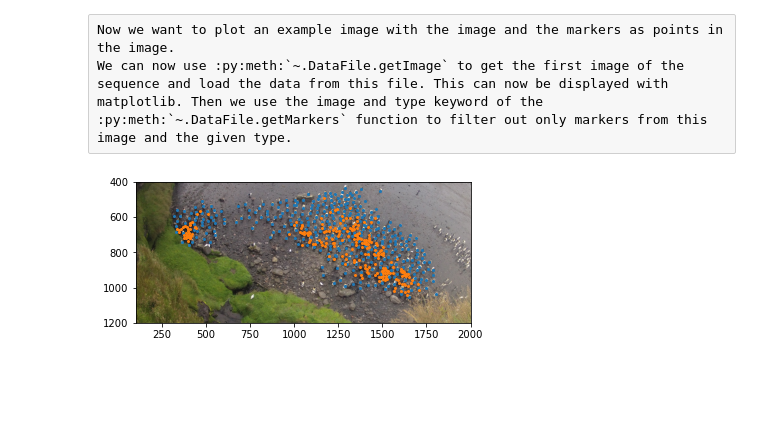
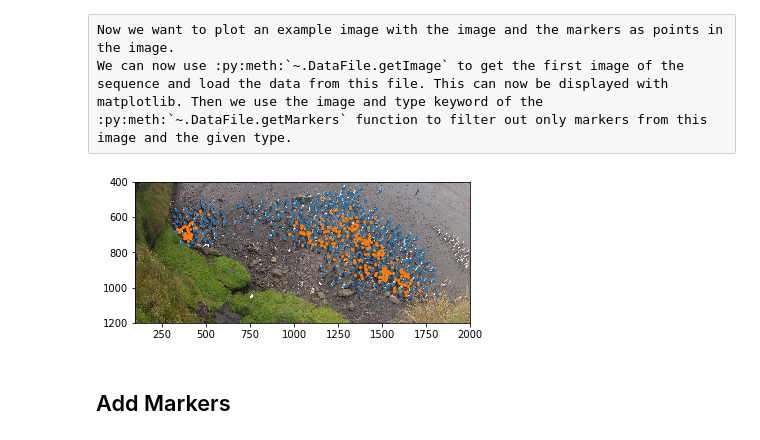
Before and after one commit to fabrylab/clickpoints, a Jupyter notebook: docs/examples/example_markers.ipynb, the cells around one changed output. Cells and saved outputs as stored; diff of their text form; code cells hidden in the pictures; blank space fills up the shorter version.

```diff
--- a/docs/examples/example_markers.ipynb
+++ b/docs/examples/example_markers.ipynb
@@ -51,14 +53,18 @@ image: 20150514-110000_microbs_GoPro.jpg juvenile penguin positions: (215, 2)
 # %% [markdown]
 We can iterate over all markers and get the image filename and its position.
 # %%
-# get all markers without any filtering
-markers = db.getMarkers()
-# iterate over all markers (limit here to the first 10 to keep the print short)
-for marker in markers[:10]:
-    # get the image assigned to the marker (and print its filename)
-    # get the type assigned to the marker (and print its name)
-    # and print x and y position of the marker
-    print(marker.image.filename, marker.type.name, marker.x, marker.y)
+# open the database
+with clickpoints.DataFile("count.cdb") as db:
+
+    # get all markers without any filtering
+    markers = db.getMarkers()
+
+    # iterate over all markers (limit here to the first 10 to keep the print short)
+    for marker in markers[:10]:
+        # get the image assigned to the marker (and print its filename)
+        # get the type assigned to the marker (and print its name)
+        # and print x and y position of the marker
+        print(marker.image.filename, marker.type.name, marker.x, marker.y)
 # %% [output]
 20150312-110000_microbs_GoPro.jpg adult 327.59827813855543 649.337656021798
 20150312-110000_microbs_GoPro.jpg adult 333.6240512981161 623.7281200936649
@@ -98,29 +112,33 @@ plt.plot(image_timestamp, marker_count, "o-")
 Now we want to plot an example image with the image and the markers as points in the image.
 We can now use :py:meth:`~.DataFile.getImage` to get the first image of the sequence and load the data from this file. This can now be displayed with matplotlib. Then we use the image and type keyword of the :py:meth:`~.DataFile.getMarkers` function to filter out only markers from this image and the given type.
 # %%
-# get the first image
-im_entry = db.getImage(0)
+# open the database
+with clickpoints.DataFile("count.cdb") as db:
+    # get the first image
+    im_entry = db.getImage(0)
 
-# we load the pixel data from the Image database entry
-im_pixel = im_entry.data
+    # we load the pixel data from the Image database entry
+    im_pixel = im_entry.data
 
-# plot the image
-plt.imshow(im_pixel, cmap="gray")
+    # plot the image
+    plt.imshow(im_pixel)
 
-# get the adults positions in the image
-adult_positions = np.array(db.getMarkers(image=im_entry, type="adult"))
-# plot the coordinates of the marker
-plt.plot(adult_positions[:, 0], adult_positions[:, 1], 'C0o', ms=2)
+    # get the adults positions in the image and convert it to an array
+    adult_positions = np.array(db.getMarkers(image=im_entry, type="adult"))
+    # plot the coordinates of the markers
+    plt.plot(adult_positions[:, 0], adult_positions[:, 1], 'C0o', ms=2)
 
 
-# get the juveniles positions in the image
-juvenile_positions = np.array(db.getMarkers(image=im_entry, type="juvenile"))
-# plot the coordinates of the marker
-plt.plot(juvenile_positions[:, 0], juvenile_positions[:, 1], 'C1o', ms=2)
+    # get the juveniles positions in the image and convert it to an array
+    juvenile_positions = np.array(db.getMarkers(image=im_entry, type="juvenile"))
+    # plot the coordinates of the markers
+    plt.plot(juvenile_positions[:, 0], juvenile_positions[:, 1], 'C1o', ms=2)
 
-# zoom into the image
-plt.xlim(100, 2000)
-plt.ylim(1200, 400)
-plt.show()
+    # zoom into the image
+    plt.xlim(100, 2000)
+    plt.ylim(1200, 400)
+    plt.show()
 # %% [output]
-[figure, old version]
+[figure, new version]
+# %% [markdown]
+## Add Markers
```
Also changed, not shown: parts of 10 cells of this notebook, 1 other file.
